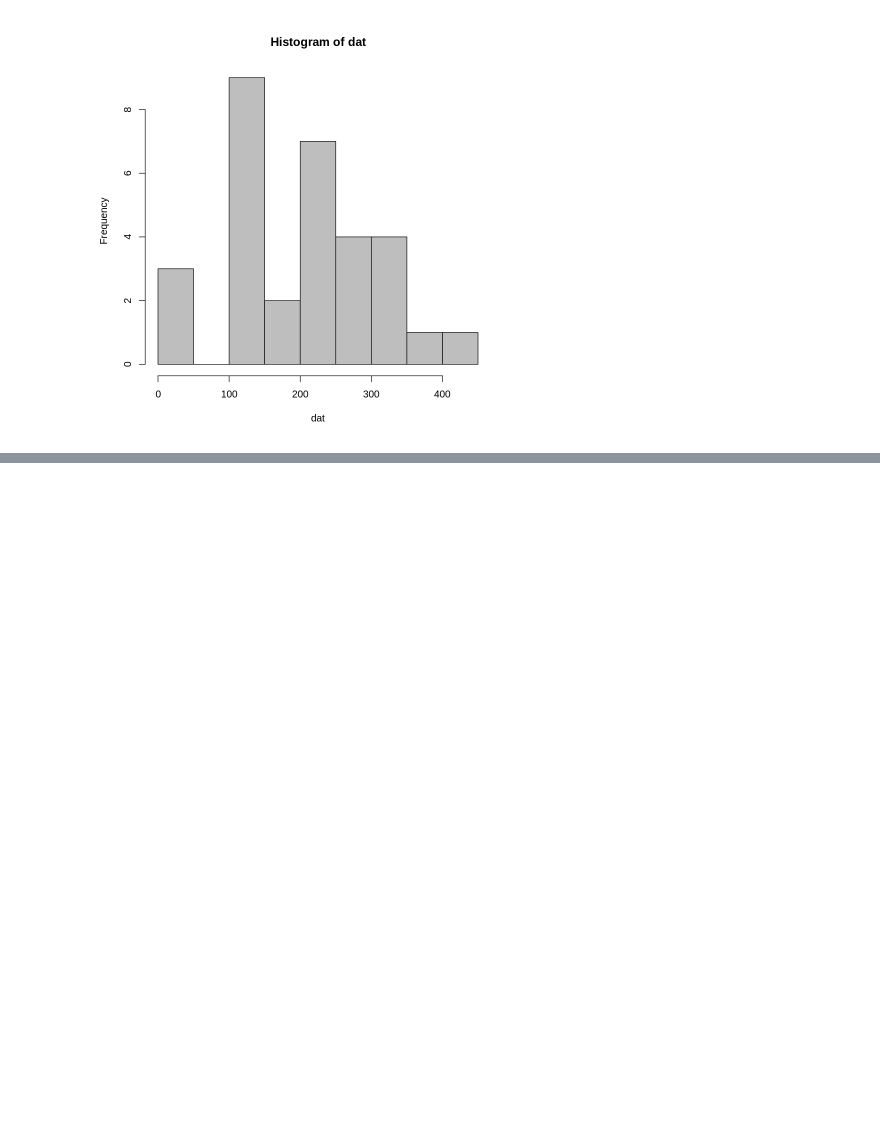
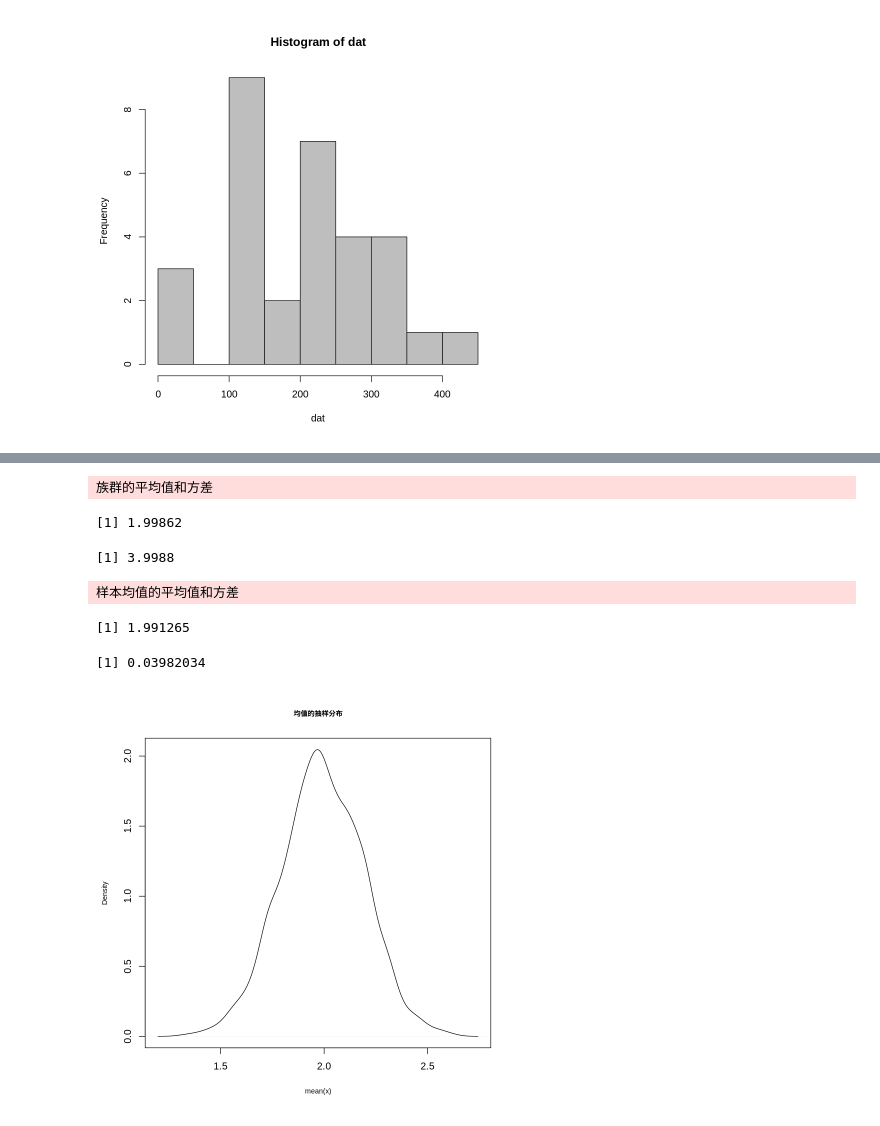
Before and after one commit to wangyang1749/linux_toturial, a Jupyter notebook: r_statistics_sample.ipynb, the cells around one changed output, grey strips where cells are left out. Drawn from its saved outputs; the diff is of its cells as text; code cells hidden in the pictures; blank space fills up the shorter version.

```diff
--- a/r_statistics_sample.ipynb
+++ b/r_statistics_sample.ipynb
@@ -66,0 +68,25 @@ abline(v = CI95, col = "red")
+# %%
+###############样本均值的分布
+set.seed(12345)
+Pop1<-rnorm(10000,mean=2,sd=2)   ###两总体方差相等
+x_mean_distribution <- vector()
+for(i in 1:2000){
+    x<-sample(Pop1,size=100,replace=TRUE) # 从总体为100000种随机有放回抽100个样本
+    x_mean_distribution <- c(x_mean_distribution, mean(x))
+}
+message("族群的平均值和方差")
+mean(Pop1)
+var(Pop1)
+message("样本均值的平均值和方差")
+mean(x_mean_distribution)
+var(x_mean_distribution)
+## 样本均值的概率密度分布
+plot(density(x_mean_distribution),xlab="mean(x)",ylab="Density",main="均值的抽样分布",cex.main=0.7,cex.lab=0.7)
+# %% [output]
+族群的平均值和方差
+[1] 1.99862
+[1] 3.9988
+样本均值的平均值和方差
+[1] 1.991265
+[1] 0.03982034
+[figure, added]
```
Also changed, not shown: parts of 3 cells of this notebook, 2 other files.
